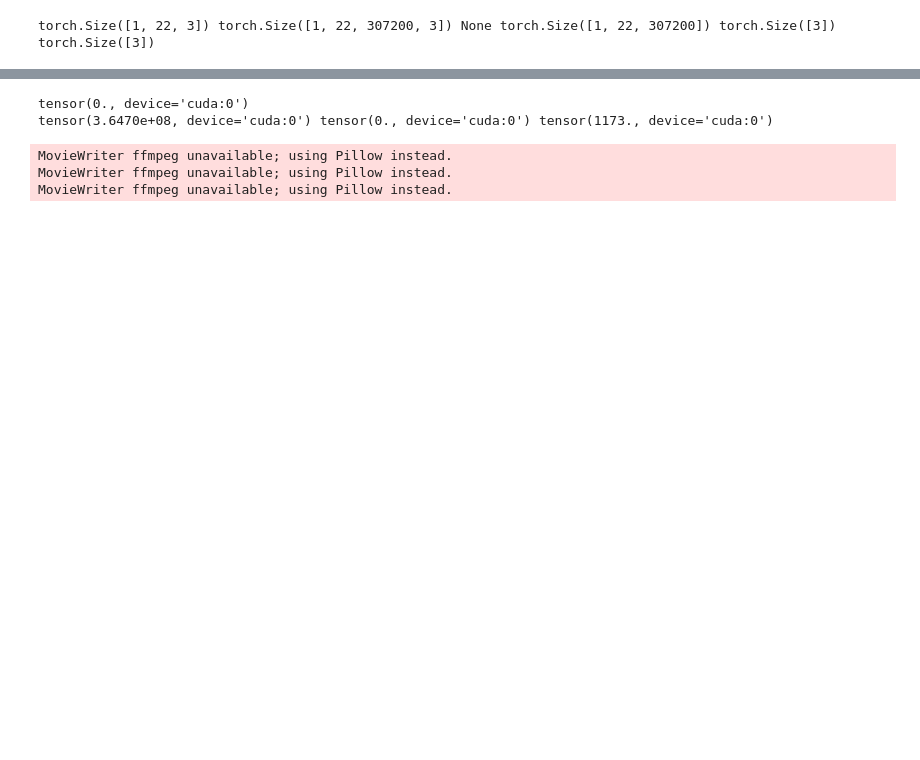
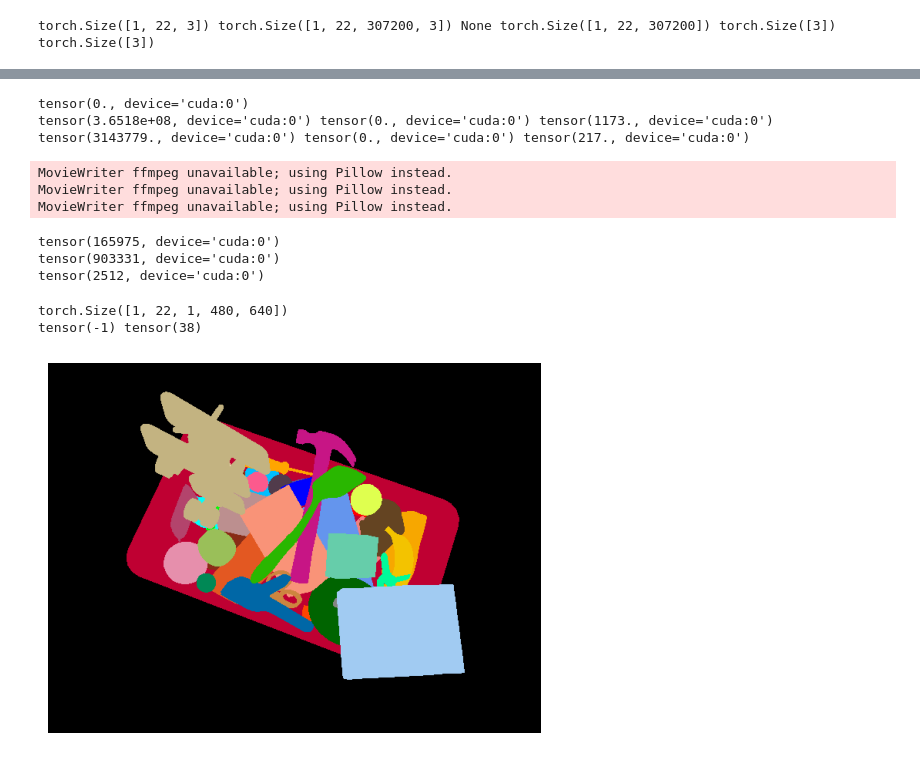
Before and after one commit to JanNogga/grid_fusion_pytorch, a Jupyter notebook: prototype_fusion.ipynb, the cells around one changed output, grey strips where cells are left out. Drawn from its saved outputs; the diff is of its cells as text; code cells hidden in the pictures; blank space fills up the shorter version.

```diff
--- a/prototype_fusion.ipynb
+++ b/prototype_fusion.ipynb
@@ -334,9 +346,11 @@ plt.show()
 # %%
 print(n_misses.sum())
-print(out.sum(), out.min(), out.max())
+print(out_miss.sum(), out_miss.min(), out_miss.max())
+print(out_hit.sum(), out_hit.min(), out_hit.max())
 # %% [output]
 tensor(0., device='cuda:0')
-tensor(3.6470e+08, device='cuda:0') tensor(0., device='cuda:0') tensor(1173., device='cuda:0')
+tensor(3.6518e+08, device='cuda:0') tensor(0., device='cuda:0') tensor(1173., device='cuda:0')
+tensor(3143779., device='cuda:0') tensor(0., device='cuda:0') tensor(217., device='cuda:0')
 # %%
 from matplotlib import animation
 from IPython.display import HTML
@@ -395,0 +408,21 @@ MovieWriter ffmpeg unavailable; using Pillow instead.
+# %%
+print(torch.logical_and(out_miss > 0,out_hit > 0).sum())
+print(torch.logical_and(out_miss > 0,out_hit == 0).sum())
+print(torch.logical_and(out_miss == 0,out_hit > 0).sum())
+# %% [output]
+tensor(165975, device='cuda:0')
+tensor(903331, device='cuda:0')
+tensor(2512, device='cuda:0')
+# %%
+print(semseg_dummy.shape)
+semseg_example = semseg_dummy[0,10,0].cpu()
+print(semseg_example.min(), semseg_example.max())
+semseg_rgb = cmap_39[semseg_example]
+semseg_rgb[semseg_example == -1] = torch.zeros(3)
+plt.imshow(semseg_rgb)
+plt.axis('off')
+plt.show()
+# %% [output]
+torch.Size([1, 22, 1, 480, 640])
+tensor(-1) tensor(38)
+[figure, added]
```
Also changed, not shown: parts of 8 cells of this notebook, 9 other files.
